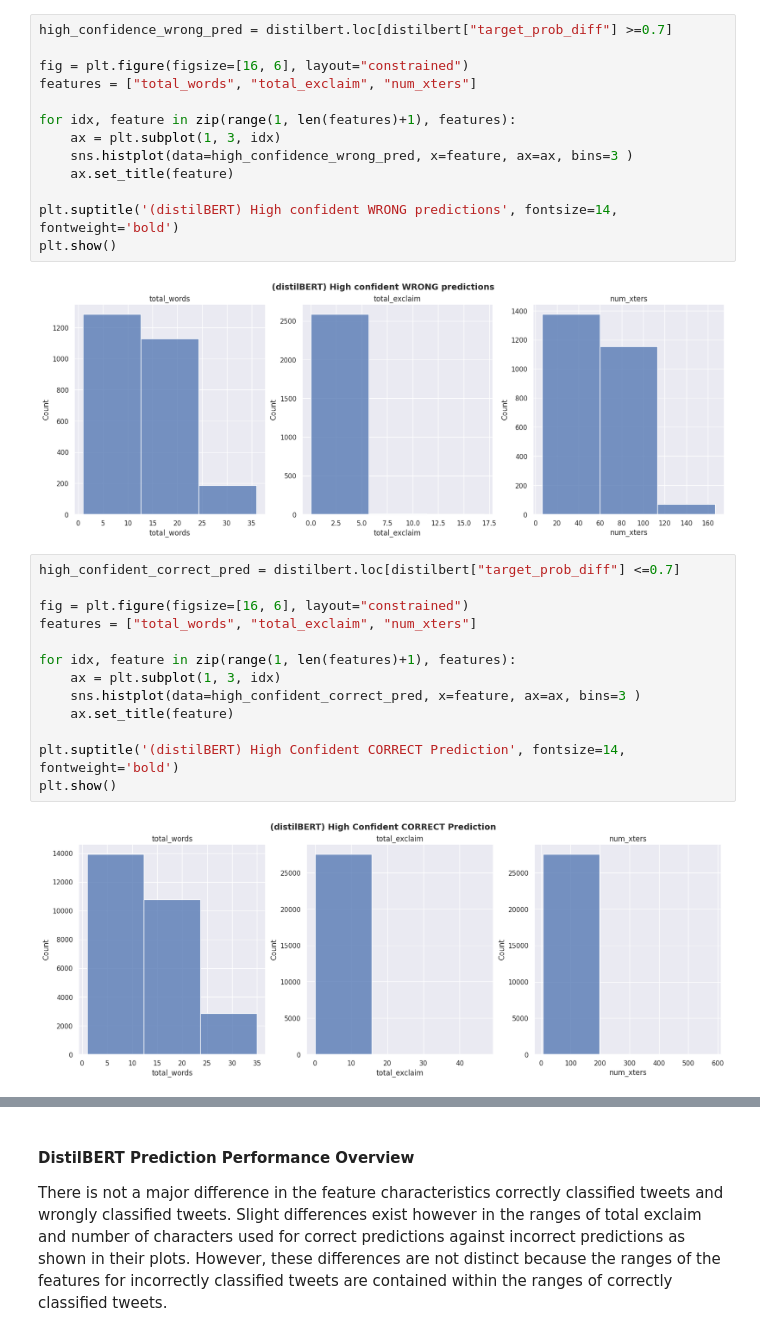
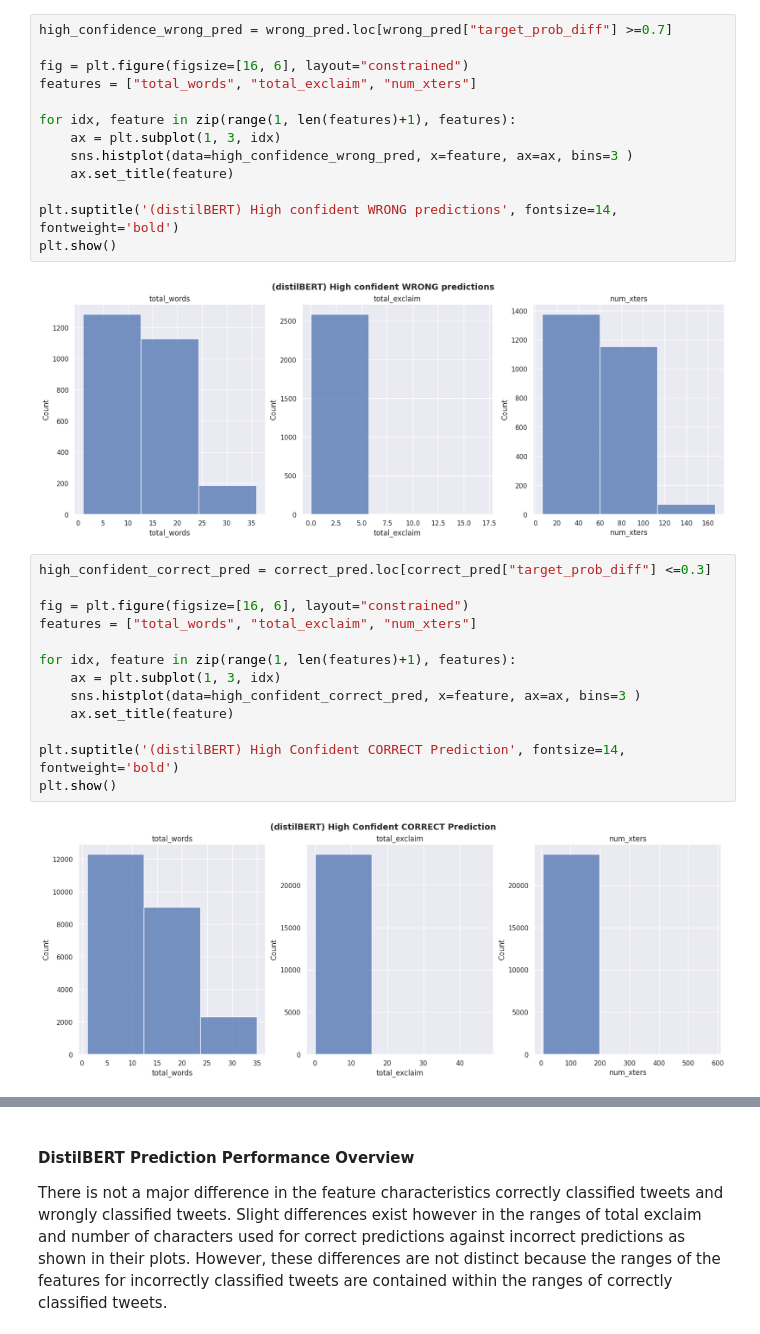
Before and after one commit to E-buka/Fine-Tuned-Transformer-Model-for-Classification, a Jupyter notebook: notebook/Tweet Classification Error Analysis.ipynb, the cells around one changed output, grey strips where cells are left out. Drawn from its saved outputs; the diff is of its cells as text.

```diff
--- a/notebook/Tweet Classification Error Analysis.ipynb
+++ b/notebook/Tweet Classification Error Analysis.ipynb
@@ -214,7 +214,7 @@ The boxplots comparisons of the total words, exclaim and number of characters pl
 # %% [markdown]
 #### Inspecting high confident wrong predictions
 # %%
-high_confidence_wrong_pred = distilbert.loc[distilbert["target_prob_diff"] >=0.7]
+high_confidence_wrong_pred = wrong_pred.loc[wrong_pred["target_prob_diff"] >=0.7]
 
 fig = plt.figure(figsize=[16, 6], layout="constrained")
 features = ["total_words", "total_exclaim", "num_xters"]
@@ -229,20 +229,20 @@ plt.show()
 # %% [output]
 [figure]
 # %%
-high_confident_correct_pred = distilbert.loc[distilbert["target_prob_diff"] <=0.7]
+high_confident_correct_pred = correct_pred.loc[correct_pred["target_prob_diff"] <=0.3]
 
 fig = plt.figure(figsize=[16, 6], layout="constrained")
 features = ["total_words", "total_exclaim", "num_xters"]
 
 for idx, feature in zip(range(1, len(features)+1), features):
     ax = plt.subplot(1, 3, idx)
     sns.histplot(data=high_confident_correct_pred, x=feature, ax=ax, bins=3 )
     ax.set_title(feature)
 
 plt.suptitle('(distilBERT) High Confident CORRECT Prediction', fontsize=14, fontweight='bold')
 plt.show()
 # %% [output]
-[figure, old version]
+[figure, new version]
 # %%
 agg_features = ["total_words", "total_exclaim", "num_xters"]
 
```
Also changed, not shown: parts of 9 cells of this notebook, 15 other files.
